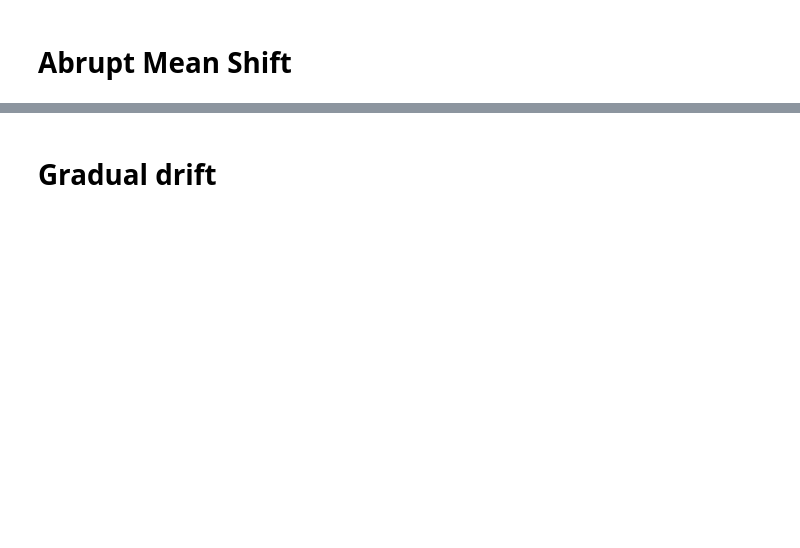
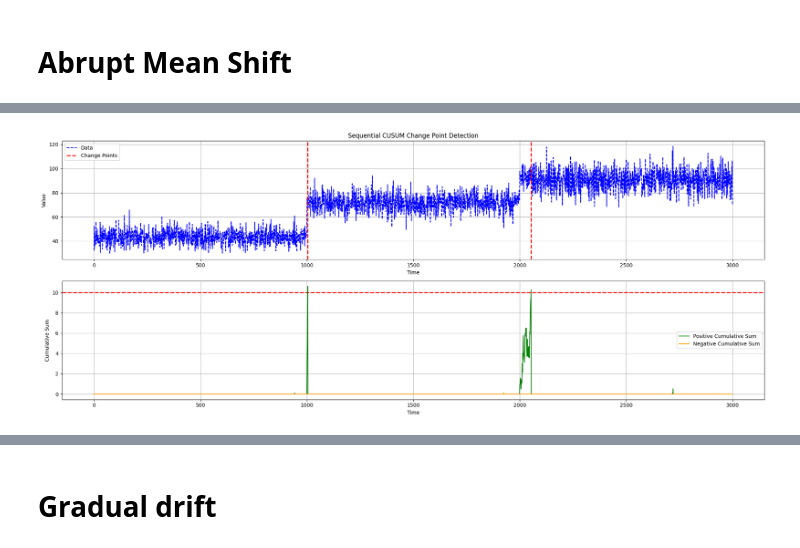
Before and after one commit to giobbu/CUSUM, a Jupyter notebook: notebooks/notebook_cusum_detectors.ipynb, the cells around one changed output, grey strips where cells are left out. Cells and saved outputs as stored; diff of their text form; code cells hidden in the pictures; blank space fills up the shorter version.

Commit message:
fix return from tuple to dict in offline detection

```diff
--- a/notebooks/notebook_cusum_detectors.ipynb
+++ b/notebooks/notebook_cusum_detectors.ipynb
@@ -22,10 +24,15 @@ generator.plot_data()
 # %%
 # Detect change points using CUSUM Detector
 cusum_detector = CUSUM_Detector(warmup_period=500, delta=3, threshold=10)
-cusum_pos_changes, cusum_neg_changes, cusum_change_points = cusum_detector.offline_detection(generator.data)
+results = cusum_detector.offline_detection(generator.data)
 
 # Plot the detected change points using CUSUM Detector
-cusum_detector.plot_change_points(generator.data, cusum_change_points, cusum_pos_changes, cusum_neg_changes)
+cusum_detector.plot_change_points(generator.data,
+                                  results["change_points"],
+                                  results["pos_changes"],
+                                  results["neg_changes"])
+# %% [output]
+[figure, added]
 # %%
 for data in generator.data:
     pos, neg, is_change = cusum_detector.detection(data)
```
Also changed, not shown: parts of 13 cells of this notebook, 3 other files.
